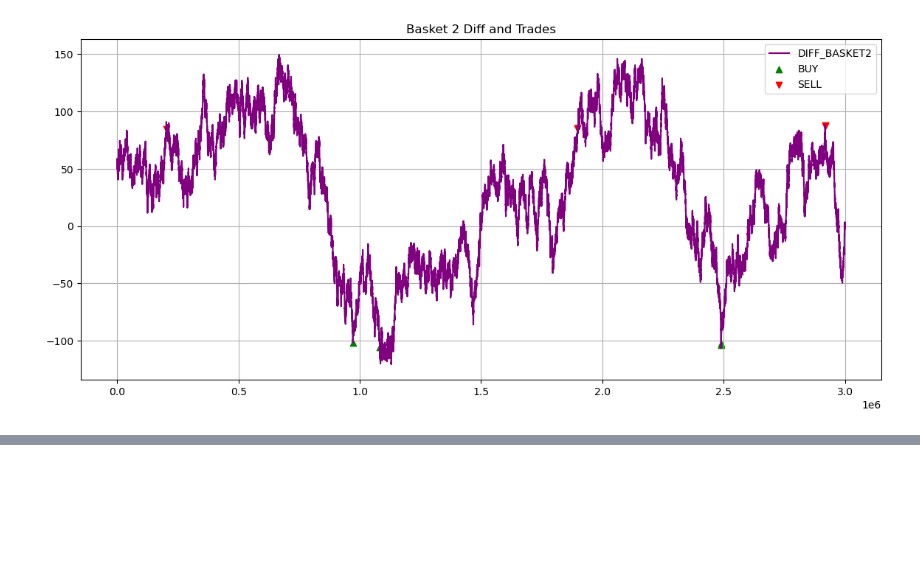
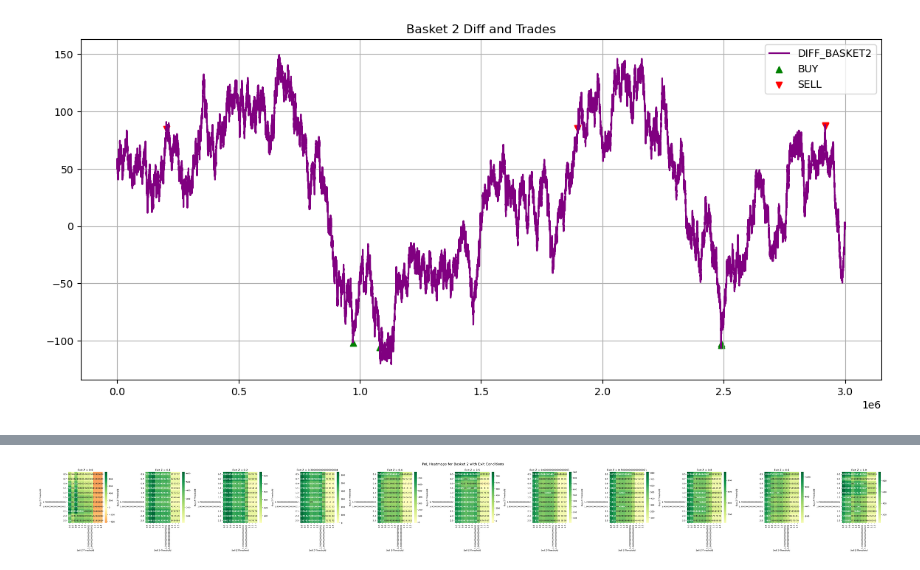
Before and after one commit to Alyssa2026/Prosperity-Lumon, a Jupyter notebook: round2/basket_EDA.ipynb, the cells around one changed output, grey strips where cells are left out. Cells and saved outputs as stored; diff of their text form; code cells hidden in the pictures; blank space fills up the shorter version.

Commit message:
safe mean reversion with exits

```diff
--- a/round2/basket_EDA.ipynb
+++ b/round2/basket_EDA.ipynb
@@ -403,0 +481,18 @@ plt.show()
+# %%
+fig, axes = plt.subplots(1, len(exit_range), figsize=(5 * len(exit_range), 6))
+if len(exit_range) == 1:
+    axes = [axes]  # Ensure it's iterable if only 1 subplot
+
+for i, exit_z in enumerate(exit_range):
+    data = results_df[results_df["exit_z"] == exit_z]
+    heatmap_data = data.pivot(index="buy_z", columns="sell_z", values="pnl")
+    sns.heatmap(heatmap_data, annot=True, fmt=".0f", cmap="RdYlGn", ax=axes[i], center=0)
+    axes[i].set_title(f"Exit Z = {exit_z}")
+    axes[i].set_xlabel("Sell Z-Threshold")
+    axes[i].set_ylabel("Buy Z-Threshold")
+
+plt.suptitle("PnL Heatmaps for Basket 2 with Exit Conditions", fontsize=16)
+plt.tight_layout()
+plt.show()
+# %% [output]
+[figure, added]
```
Also changed, not shown: parts of 5 cells of this notebook, 5 other files.
